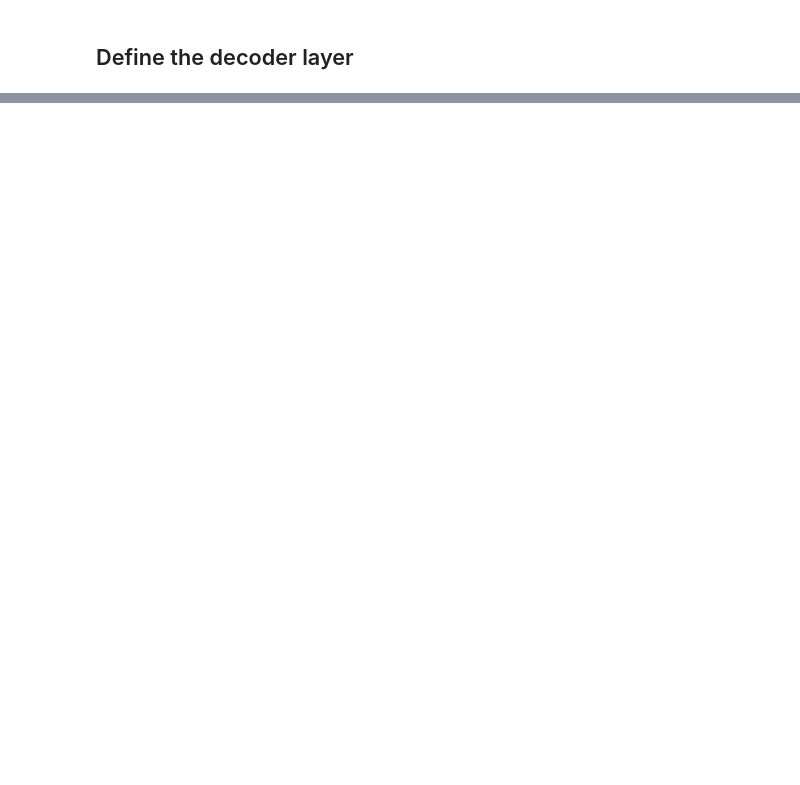
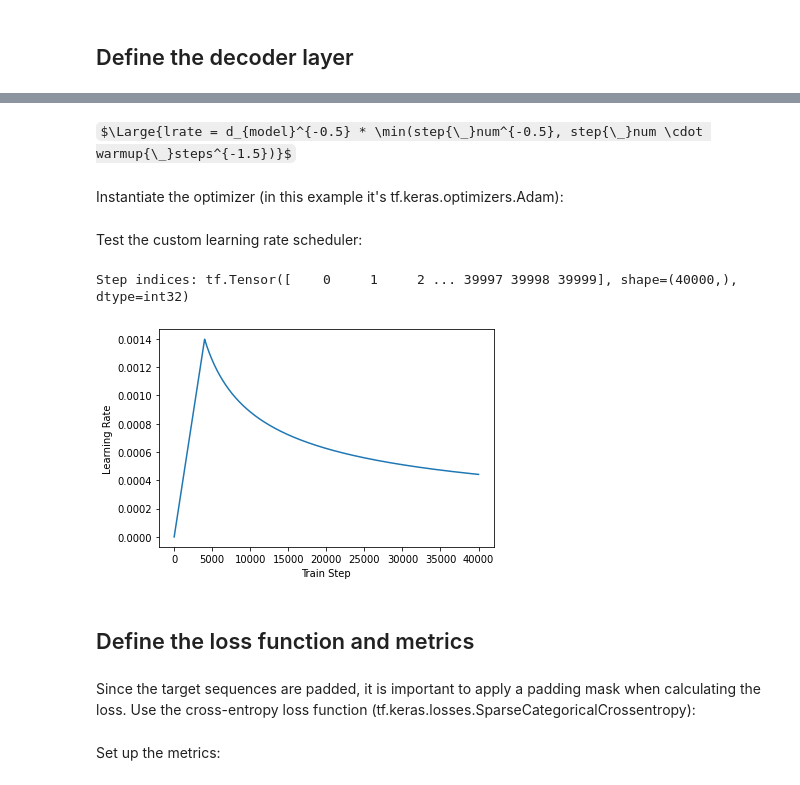
Before and after one commit to CyberPlayerOne/learning-machine-learning-models, a Jupyter notebook: deep_learning/transformers/transformer_tensorflow.ipynb, the cells around one changed output, grey strips where cells are left out. Cells and saved outputs as stored; diff of their text form; code cells hidden in the pictures; some formulas as TeX source; blank space fills up the shorter version.

```diff
--- a/deep_learning/transformers/transformer_tensorflow.ipynb
+++ b/deep_learning/transformers/transformer_tensorflow.ipynb
@@ -646,0 +885,6 @@ print(sample_encoder_output.shape)  # Shape `(batch_size, input_seq_len, d_model
+# %%
+num_layers = 4
+d_model = 128
+dff = 512
+num_attention_heads = 8
+dropout_rate = 0.1
@@ -646,0 +951,18 @@ print(sample_encoder_output.shape)  # Shape `(batch_size, input_seq_len, d_model
+# %% [markdown]
+$\Large{lrate = d_{model}^{-0.5} * \min(step{\_}num^{-0.5}, step{\_}num \cdot warmup{\_}steps^{-1.5})}$
+# %%
+class CustomSchedule(tf.keras.optimizers.schedules.LearningRateSchedule):
+    def __init__(self, d_model, warmup_steps=4000):
+        super().__init__()
+        self.d_model = d_model
+        self.d_model = tf.cast(self.d_model, tf.float32)
+        self.warmup_steps = warmup_steps
+
+    def __call__(self, step):
+        print('Step indices:', tf.cast(step, dtype=tf.int32))
+        step = tf.cast(step, dtype=tf.float32)
+        arg1 = tf.math.rsqrt(step)
+        arg2 = step * (self.warmup_steps ** -1.5)
+        return tf.math.rsqrt(self.d_model) * tf.math.minimum(arg1, arg2)
+# %% [markdown]
+Instantiate the optimizer (in this example it's tf.keras.optimizers.Adam):
@@ -646,0 +973,17 @@ print(sample_encoder_output.shape)  # Shape `(batch_size, input_seq_len, d_model
+# %% [markdown]
+Test the custom learning rate scheduler:
+# %%
+temp_learning_rate_schedule = CustomSchedule(d_model)
+
+plt.plot(temp_learning_rate_schedule(tf.range(40000, dtype=tf.float32)))
+plt.ylabel('Learning Rate')
+plt.xlabel('Train Step')
+plt.show()
+# %% [output]
+Step indices: tf.Tensor([    0     1     2 ... 39997 39998 39999], shape=(40000,), dtype=int32)
+[figure, added]
+# %% [markdown]
+## Define the loss function and metrics
+# %% [markdown]
+Since the target sequences are padded, it is important to apply a padding mask when calculating the loss. Use the cross-entropy loss function
+(tf.keras.losses.SparseCategoricalCrossentropy):
@@ -646,0 +1010,2 @@ print(sample_encoder_output.shape)  # Shape `(batch_size, input_seq_len, d_model
+# %% [markdown]
+Set up the metrics:
```
Also changed, not shown: parts of 37 cells of this notebook.
